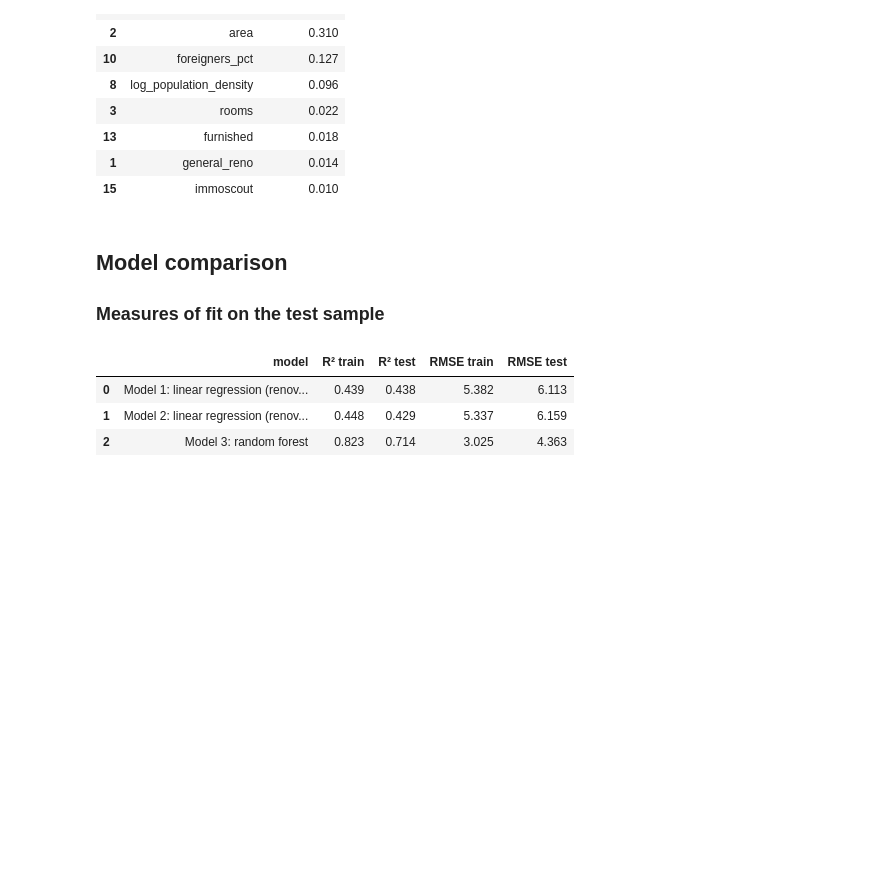
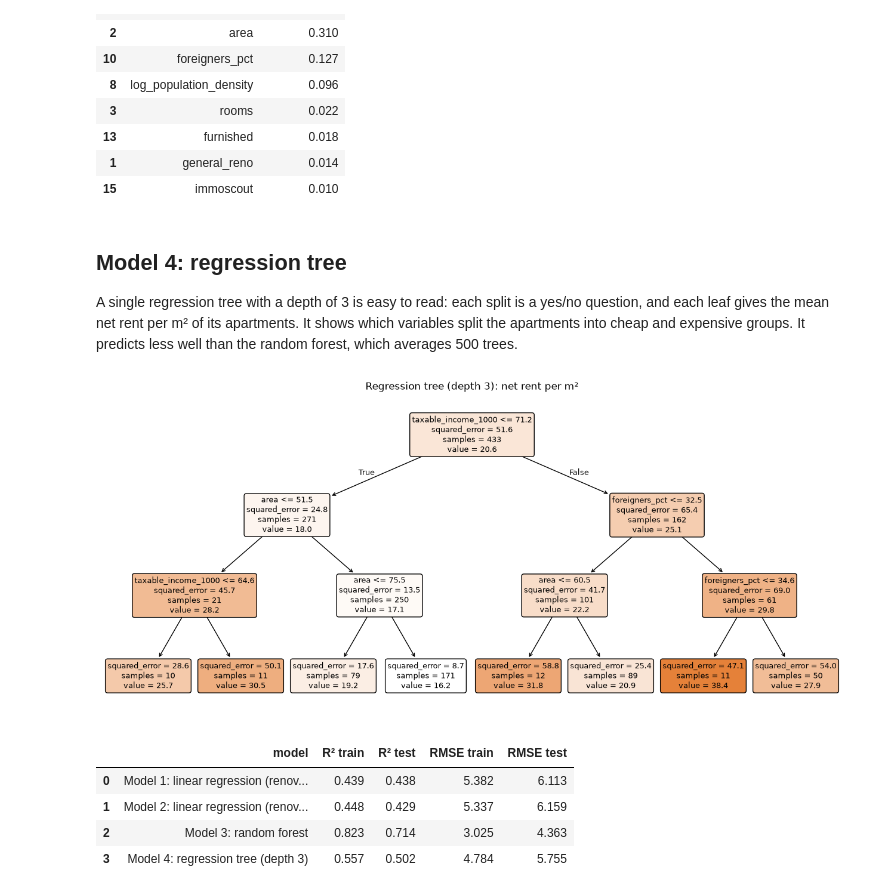
Before and after one commit to wei1226669/applied_research_methods, a Jupyter notebook: Project_Topic1/09_models.ipynb, the cells around one changed output. Drawn from its saved outputs; the diff is of its cells as text; code cells hidden in the pictures; blank space fills up the shorter version.

```diff
--- a/Project_Topic1/09_models.ipynb
+++ b/Project_Topic1/09_models.ipynb
@@ -426,15 +428,28 @@ df_fi.sort_values('importances', ascending=False).round(3).head(8)
 | 1 | general_reno | 0.014 |
 | 15 | immoscout | 0.010 |
 # %% [markdown]
-## Model comparison
+## Model 4: regression tree
 
-### Measures of fit on the test sample
+A single regression tree with a depth of 3 is easy to read: each split is a yes/no question, and each leaf gives the mean net rent per m² of its apartments. It shows which variables split the apartments into cheap and expensive groups. It predicts less well than the random forest, which averages 500 trees.
 # %%
-comparison = pd.DataFrame(results).round(3)
-comparison
+reg_tree = DecisionTreeRegressor(max_depth=3, min_samples_leaf=10, random_state=42)
+reg_tree.fit(data.loc[train_idx, x_model1], y[train_idx])
+
+results.append(evaluate('Model 4: regression tree (depth 3)',
+                        y[train_idx], reg_tree.predict(data.loc[train_idx, x_model1]),
+                        y[test_idx], reg_tree.predict(data.loc[test_idx, x_model1])))
+
+plt.figure(figsize=(16, 7))
+plot_tree(reg_tree, feature_names=x_model1, filled=True, rounded=True, precision=1, fontsize=9)
+plt.title('Regression tree (depth 3): net rent per m²')
+plt.show()
+
+pd.DataFrame(results).round(3)
 # %% [output]
+[figure, added]
 |  | model | R² train | R² test | RMSE train | RMSE test |
 | 0 | Model 1: linear regression (renov... | 0.439 | 0.438 | 5.382 | 6.113 |
 | 1 | Model 2: linear regression (renov... | 0.448 | 0.429 | 5.337 | 6.159 |
 | 2 | Model 3: random forest | 0.823 | 0.714 | 3.025 | 4.363 |
+| 3 | Model 4: regression tree (depth 3) | 0.557 | 0.502 | 4.784 | 5.755 |
 # %% [markdown]
```
Also changed, not shown: parts of 19 cells of this notebook, 1 other file.
